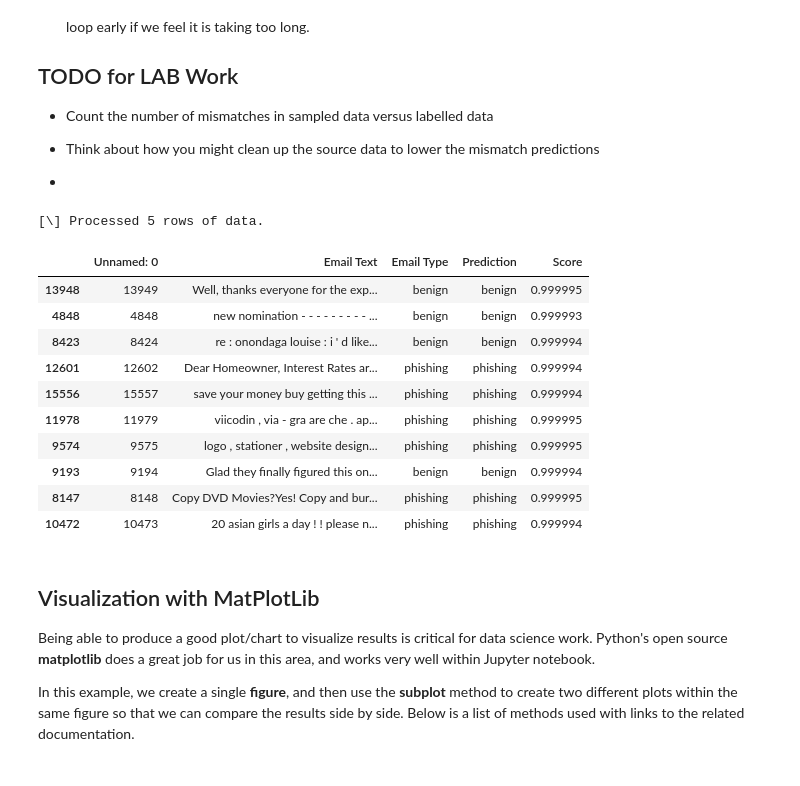
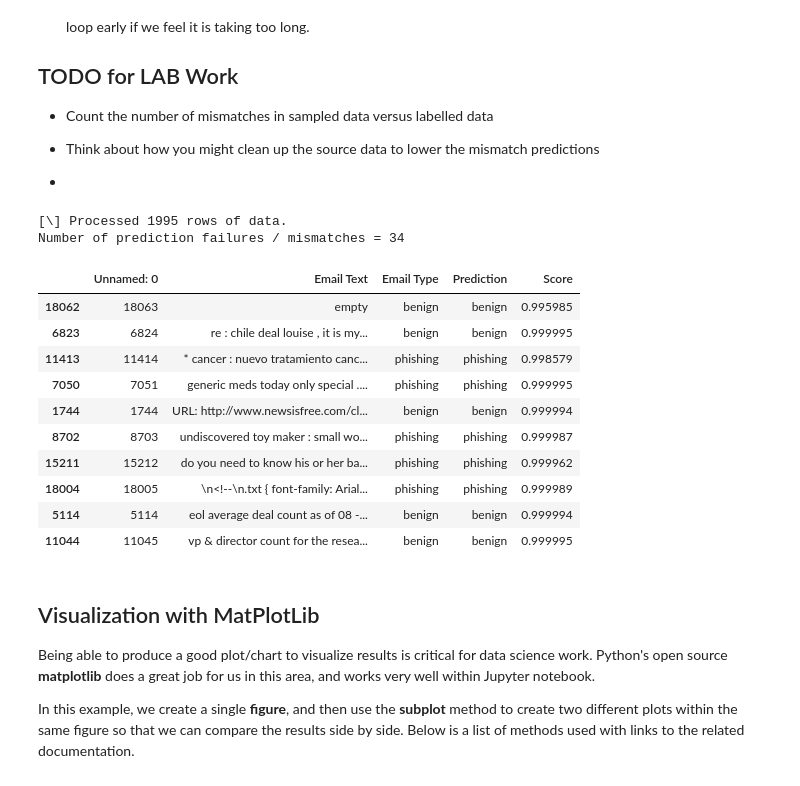
Before and after one commit to RiverGumSecurity/IntroAILabs, a Jupyter notebook: notebooks/PhishingModel.ipynb, the cells around one changed output. Cells and saved outputs as stored; diff of their text form; code cells hidden in the pictures.

```diff
--- a/notebooks/PhishingModel.ipynb
+++ b/notebooks/PhishingModel.ipynb
@@ -69,7 +72,7 @@ source.dropna(inplace=True)
 source = source.replace('Phishing Email', 'phishing')
 source = source.replace('Safe Email', 'benign')
 
-sample_size = 3000
+sample_size = 2000
 df = source.sample(sample_size)
 df = df.assign(Prediction = lambda x: [None] * len(df))
 df = df.assign(Score = lambda x: [None] * len(df))
@@ -100,32 +103,38 @@ A few highlights to point out here:
 # %%
 # Make Model Predictions
 import random
 spin = r'\-/|+'
+mm = 0
 for i, row in enumerate(df['Email Text']):
     if not i % random.randint(3, 9):
         print(f'\r[{spin[i % len(spin)]}] Processed {i} rows of data.', end='', flush=True)
     try:
         p = predict(str(row))
         df['Prediction'].iat[i] = p[0]['label']
         df['Score'].iat[i] = p[0]['score']
-        #if df['Prediction'].iat[i] != df['Email Type'].iat[i]:
-        #    print(f"mismatch => {p[0]['score']}")
+        if df['Prediction'].iat[i] != df['Email Type'].iat[i]:
+            mm += 1
     except KeyboardInterrupt:
         break
+    except Exception as e:
+        print(e)
+        break
+print(f'\r\nNumber of prediction failures / mismatches = {mm}')
 df.head(10)
 # %% [output]
-[\] Processed 5 rows of data.
+[\] Processed 1995 rows of data.
+Number of prediction failures / mismatches = 34
 |  | Unnamed: 0 | Email Text | Email Type | Prediction | Score |
-| 13948 | 13949 | Well, thanks everyone for the exp... | benign | benign | 0.999995 |
-| 4848 | 4848 | new nomination - - - - - - - - - ... | benign | benign | 0.999993 |
-| 8423 | 8424 | re : onondaga louise : i ' d like... | benign | benign | 0.999994 |
-| 12601 | 12602 | Dear Homeowner, Interest Rates ar... | phishing | phishing | 0.999994 |
-| 15556 | 15557 | save your money buy getting this ... | phishing | phishing | 0.999994 |
-| 11978 | 11979 | viicodin , via - gra are che . ap... | phishing | phishing | 0.999995 |
-| 9574 | 9575 | logo , stationer , website design... | phishing | phishing | 0.999995 |
-| 9193 | 9194 | Glad they finally figured this on... | benign | benign | 0.999994 |
-| 8147 | 8148 | Copy DVD Movies?Yes! Copy and bur... | phishing | phishing | 0.999995 |
-| 10472 | 10473 | 20 asian girls a day ! ! please n... | phishing | phishing | 0.999994 |
+| 18062 | 18063 | empty | benign | benign | 0.995985 |
+| 6823 | 6824 | re : chile deal louise , it is my... | benign | benign | 0.999995 |
+| 11413 | 11414 | * cancer : nuevo tratamiento canc... | phishing | phishing | 0.998579 |
+| 7050 | 7051 | generic meds today only special .... | phishing | phishing | 0.999995 |
+| 1744 | 1744 | URL: http://www.newsisfree.com/cl... | benign | benign | 0.999994 |
+| 8702 | 8703 | undiscovered toy maker : small wo... | phishing | phishing | 0.999987 |
+| 15211 | 15212 | do you need to know his or her ba... | phishing | phishing | 0.999962 |
+| 18004 | 18005 | \n<!--\n.txt { font-family: Arial... | phishing | phishing | 0.999989 |
+| 5114 | 5114 | eol average deal count as of 08 -... | benign | benign | 0.999994 |
+| 11044 | 11045 | vp & director count for the resea... | benign | benign | 0.999995 |
 # %% [markdown]
 ## Visualization with MatPlotLib
 
```
Also changed, not shown: parts of 3 cells of this notebook.
